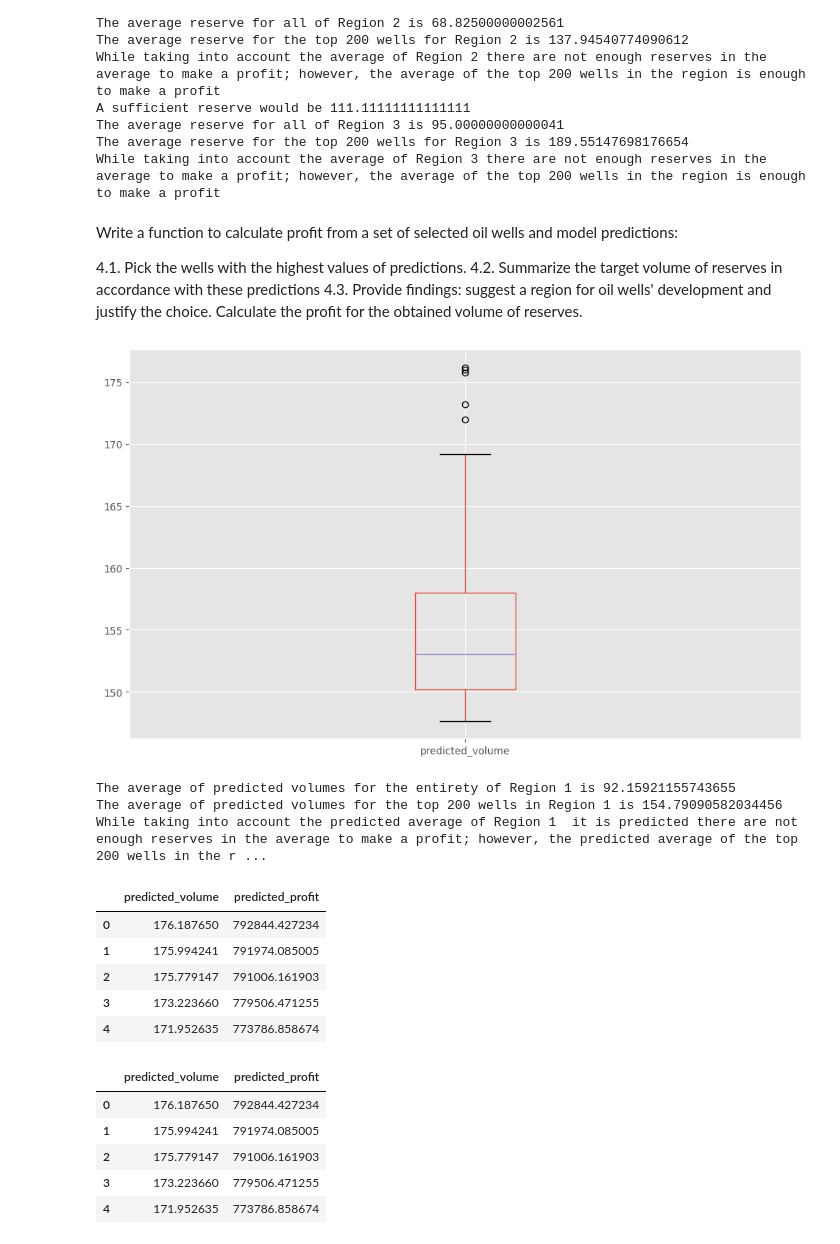
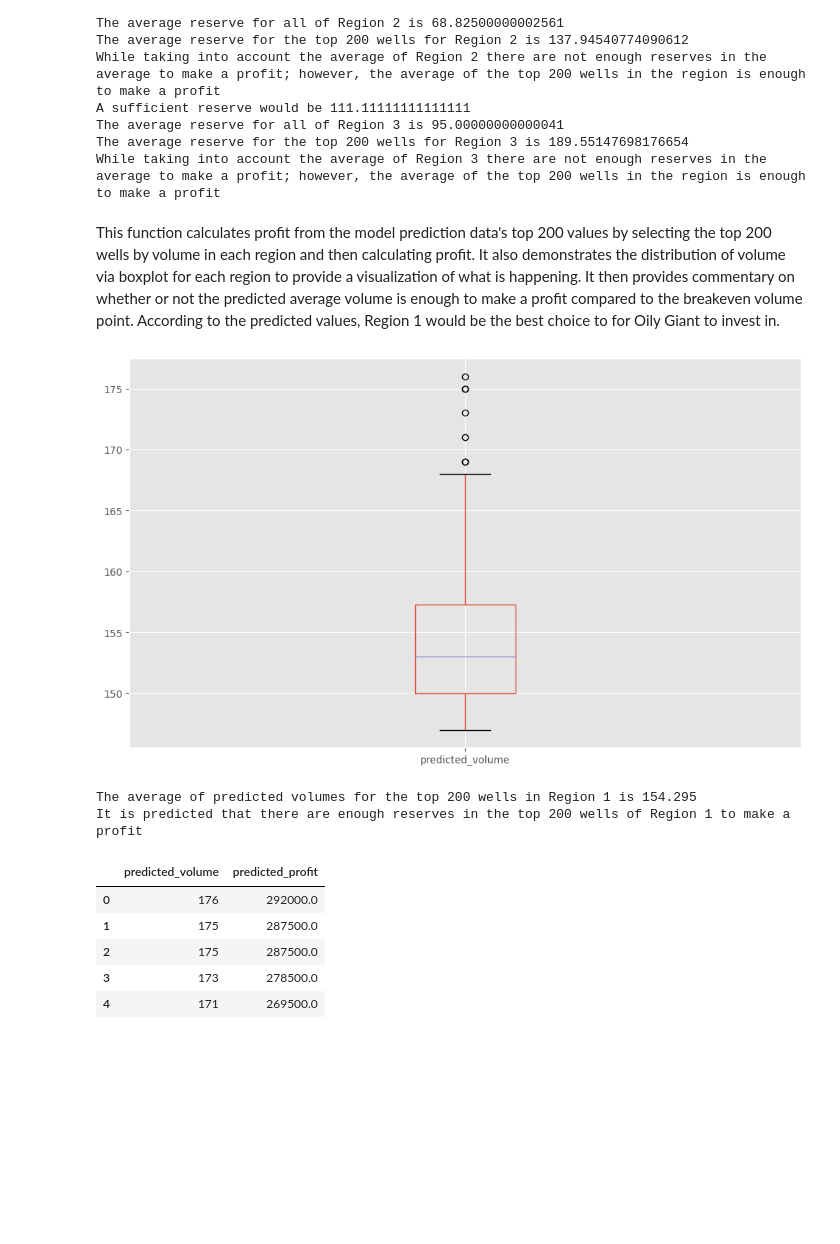
Before and after one commit to LDeYoung17/oily-giant-tripleten, a Jupyter notebook: notebooks/ML.ipynb, the cells around one changed output. Saved outputs shown, nothing was run; the diff lists cells and outputs as text; code cells hidden in the pictures; blank space fills up the shorter version.

```diff
--- a/notebooks/ML.ipynb
+++ b/notebooks/ML.ipynb
@@ -237,7 +241,7 @@ def split_scale_model_data (data_train, data_valid, df, features_train, target_t
     result = mean_squared_error(target_valid, predictions_valid)**0.5
     print('RMSE of the linear regression model on the validation set for', region,':', result)
     print('The average volume of production of the linear regression model on the validation set for', region, 'is', mean, 'barrels')
-    return predictions_valid
+    return predictions_valid, target_valid, features_valid
 # %% [markdown]
 This code creates the necessary variables and calls the above function for all three dataframes. It seems that the second set of data is not as productive as the first and third, and the third dataframe is the most productive for its validation set; however, more work can be done to confirm this.
 # %%
@@ -325,10 +329,6 @@ A sufficient reserve would be 111.11111111111111
 The average reserve for all of Region 3 is 95.00000000000041
 The average reserve for the top 200 wells for Region 3 is 189.55147698176654
 While taking into account the average of Region 3 there are not enough reserves in the average to make a profit; however, the average of the top 200 wells in the region is enough to make a profit
-# %% [markdown]
-Write a function to calculate profit from a set of selected oil wells and model predictions:
-
-4.1. Pick the wells with the highest values of predictions.
-4.2. Summarize the target volume of reserves in accordance with these predictions
-4.3. Provide findings: suggest a region for oil wells' development and justify the choice. Calculate the profit for the obtained volume of reserves.
+# %% [markdown]
+This function calculates profit from the model prediction data's top 200 values by selecting the top 200 wells by volume in each region and then calculating profit. It also demonstrates the distribution of volume via boxplot for each region to provide a visualization of what is happening. It then provides commentary on whether or not the predicted average volume is enough to make a profit compared to the breakeven volume point. According to the predicted values, Region 1 would be the best choice to for Oily Giant to invest in.
 # %%
@@ -388,20 +381,13 @@ def selected_profit(geo_model, geo_volume, region):
 # %%
-selected_profit(geo0_model, geo0_volume, 'Region 1')
+selected_profit0 = selected_profit(geo0_model[0], geo0_volume, geo_data_0, 'Region 1')
 # %% [output]
-[figure, old version]
+[figure, new version]
-The average of predicted volumes for the entirety of Region 1 is 92.15921155743655
-The average of predicted volumes for the top 200 wells in Region 1 is 154.79090582034456
-While taking into account the predicted average of Region 1  it is predicted there are not enough reserves in the average to make a profit; however, the predicted average of the top 200 wells in the r ...
+The average of predicted volumes for the top 200 wells in Region 1 is 154.295
+It is predicted that there are enough reserves in the top 200 wells of Region 1 to make a profit
 |  | predicted_volume | predicted_profit |
-| 0 | 176.187650 | 792844.427234 |
-| 1 | 175.994241 | 791974.085005 |
-| 2 | 175.779147 | 791006.161903 |
-| 3 | 173.223660 | 779506.471255 |
-| 4 | 171.952635 | 773786.858674 |
+| 0 | 176 | 292000.0 |
+| 1 | 175 | 287500.0 |
+| 2 | 175 | 287500.0 |
+| 3 | 173 | 278500.0 |
+| 4 | 171 | 269500.0 |
-|  | predicted_volume | predicted_profit |
-| 0 | 176.187650 | 792844.427234 |
-| 1 | 175.994241 | 791974.085005 |
-| 2 | 175.779147 | 791006.161903 |
-| 3 | 173.223660 | 779506.471255 |
-| 4 | 171.952635 | 773786.858674 |
 # %%
```
Also changed, not shown: parts of 19 cells of this notebook.
